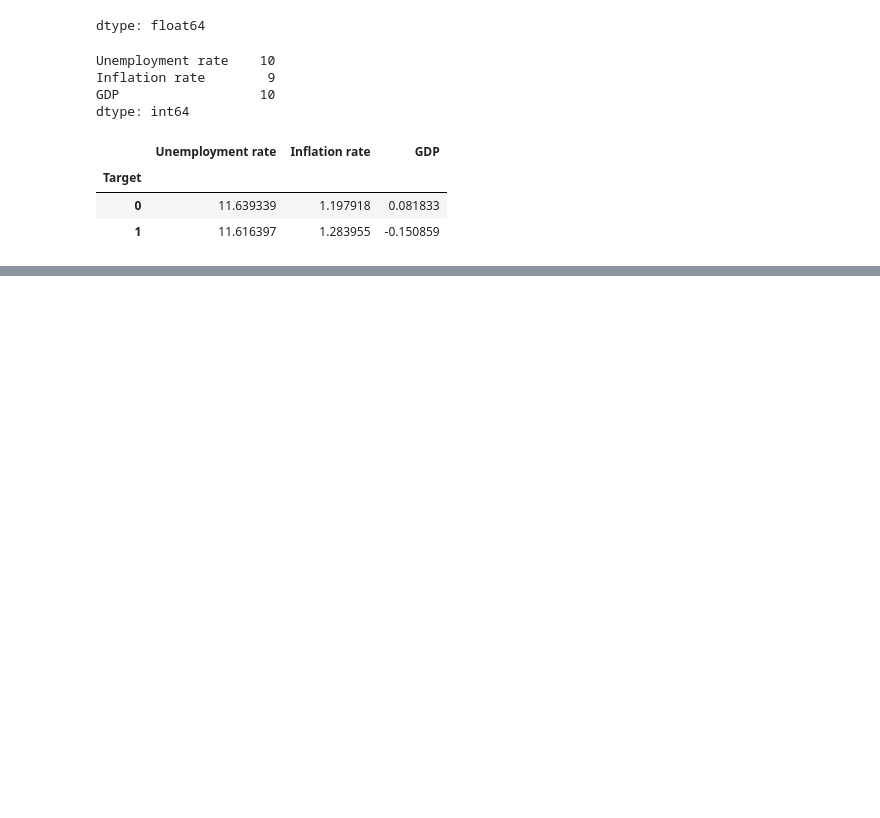
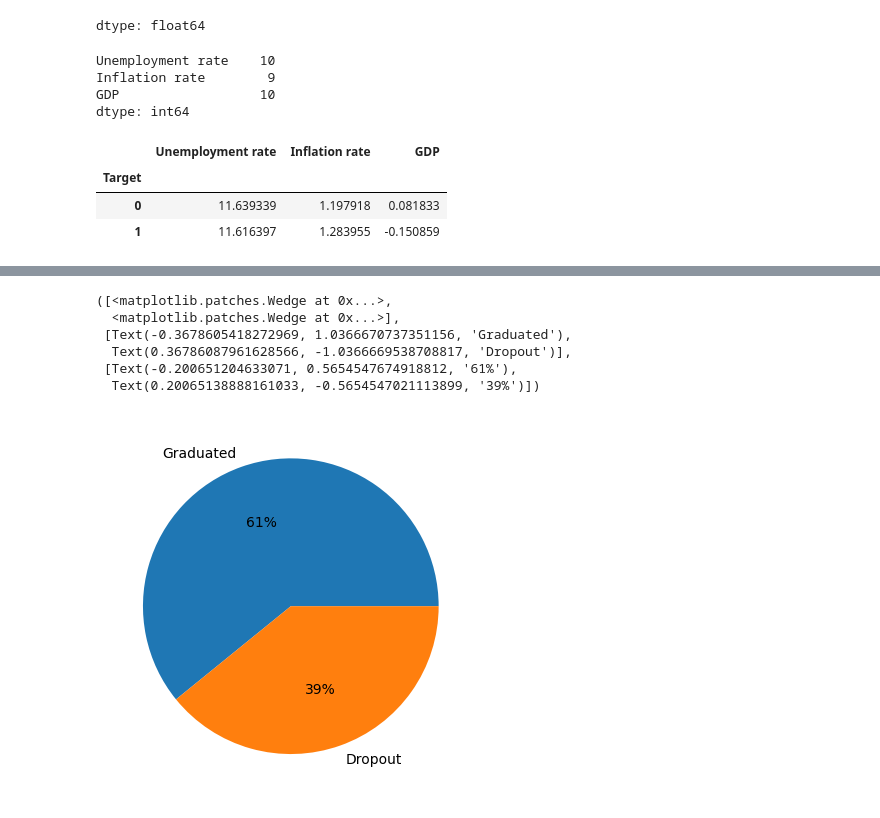
Before and after one commit to Edgar-Avila/mcd101-trabajo-final, a Jupyter notebook: Prediccion_del_abandono_y_exito_escolar.ipynb, the cells around one changed output, grey strips where cells are left out. Cells and saved outputs as stored; diff of their text form; code cells hidden in the pictures; blank space fills up the shorter version.

```diff
--- a/Prediccion_del_abandono_y_exito_escolar.ipynb
+++ b/Prediccion_del_abandono_y_exito_escolar.ipynb
@@ -139,0 +140,14 @@ memory usage: 907.5 KB
+# %%
+# Visualizar datos objetivo
+
+counts = data["Target"].copy().map({1: "Dropout", 0: "Graduated"}).value_counts()
+
+plt.pie(counts.values, labels=counts.index, autopct='%1.0f%%')
+# %% [output]
+([<matplotlib.patches.Wedge at 0x...>,
+  <matplotlib.patches.Wedge at 0x...>],
+ [Text(-0.3678605418272969, 1.0366670737351156, 'Graduated'),
+  Text(0.36786087961628566, -1.0366669538708817, 'Dropout')],
+ [Text(-0.200651204633071, 0.5654547674918812, '61%'),
+  Text(0.20065138888161033, -0.5654547021113899, '39%')])
+[figure, added]
```
Also changed, not shown: parts of 6 cells of this notebook.
